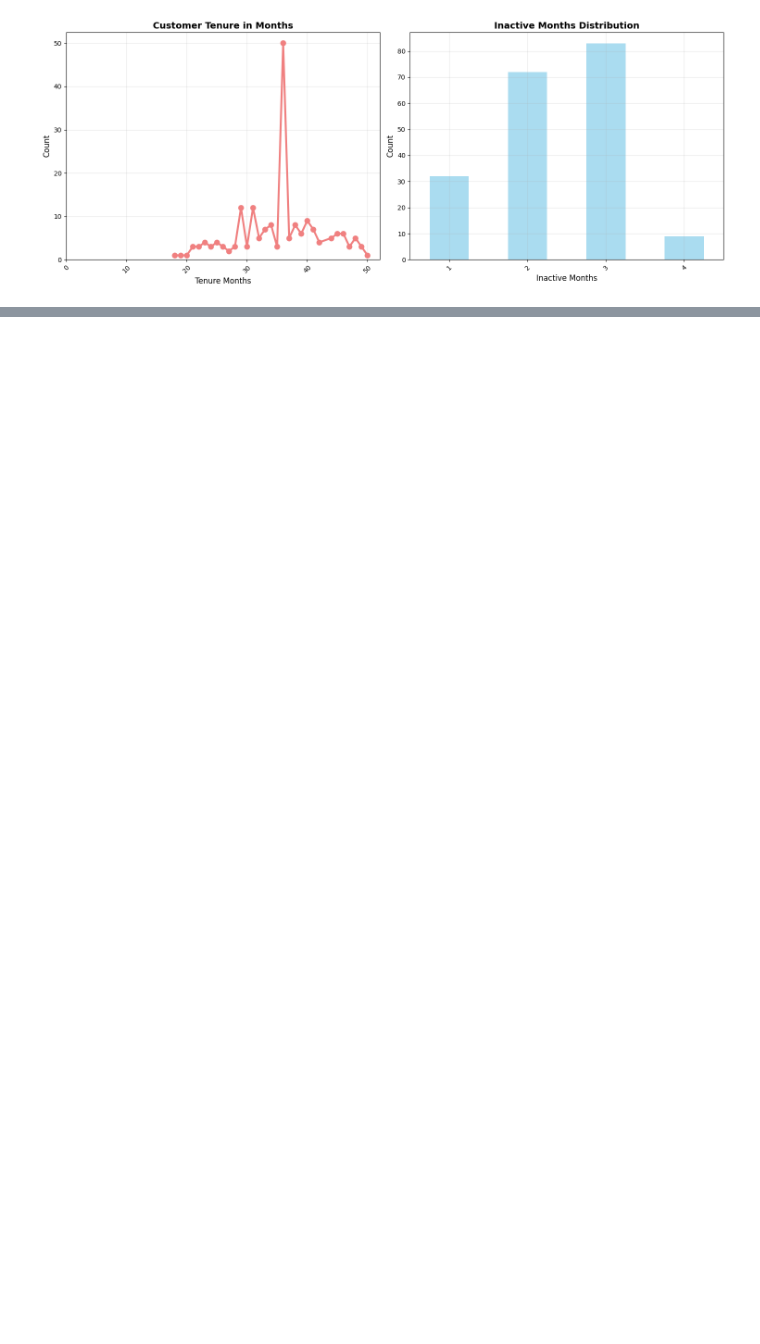
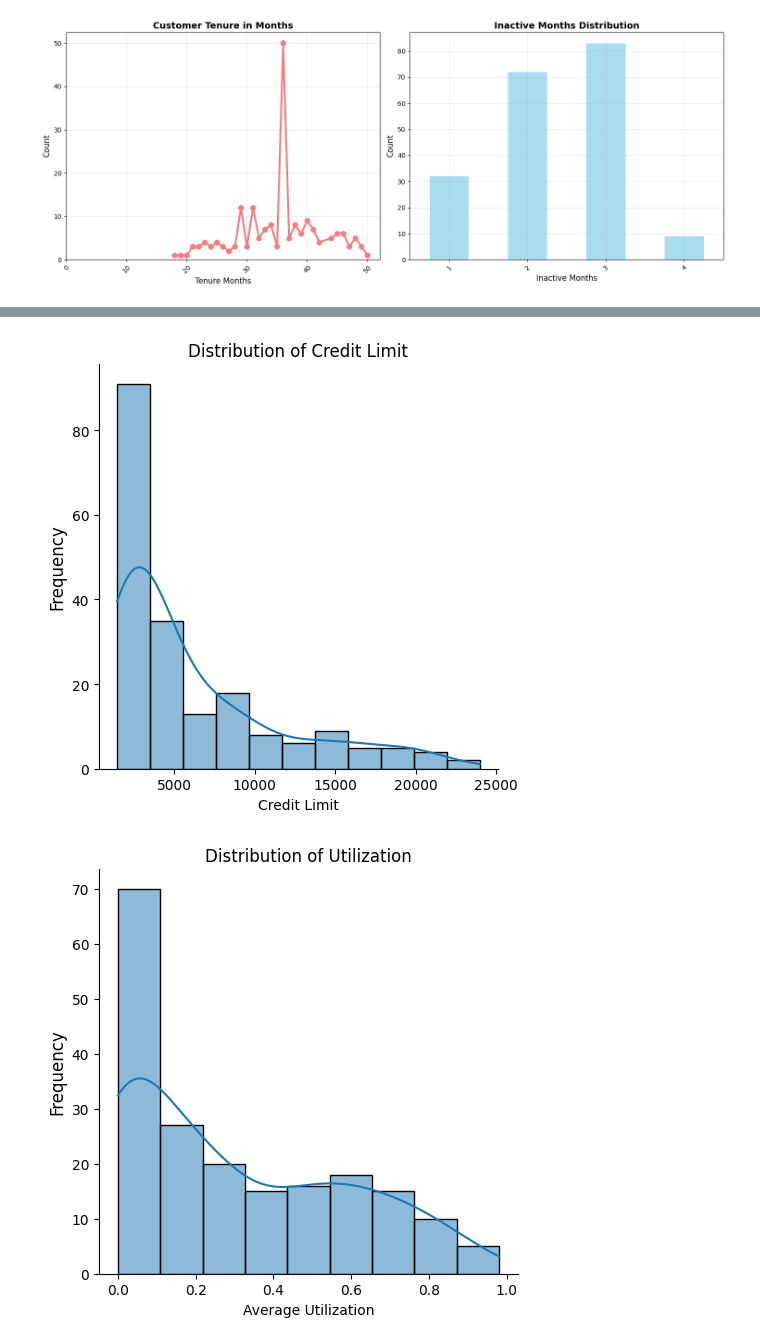
Before and after one commit to FrankiePB95/hackathon, a Jupyter notebook: visualizations/visualizations.ipynb, the cells around one changed output, grey strips where cells are left out. Cells and saved outputs as stored; diff of their text form; code cells hidden in the pictures; blank space fills up the shorter version.

```diff
--- a/visualizations/visualizations.ipynb
+++ b/visualizations/visualizations.ipynb
@@ -98,0 +105,21 @@ The histogram provides that throughout the dataset, the wealth of customers main
+# %%
+sb.displot(bc["Credit_Limit"], kde=True)
+plt.title("Distribution of Credit Limit")
+plt.xlabel("Credit Limit")
+plt.ylabel("Frequency", fontsize=12)
+plt.xticks(fontsize=10)
+plt.yticks(fontsize=10)
+plt.tight_layout()
+plt.show()
+
+sb.displot(bc["Avg_Utilization_Ratio"], kde=True)
+plt.title("Distribution of Utilization")
+plt.xlabel("Average Utilization")
+plt.ylabel("Frequency", fontsize=12)
+plt.xticks(fontsize=10)
+plt.yticks(fontsize=10)
+plt.tight_layout()
+plt.show()
+# %% [output]
+[figure, added]
+[figure, added]
```
Also changed, not shown: parts of 4 cells of this notebook, 5 other files.
